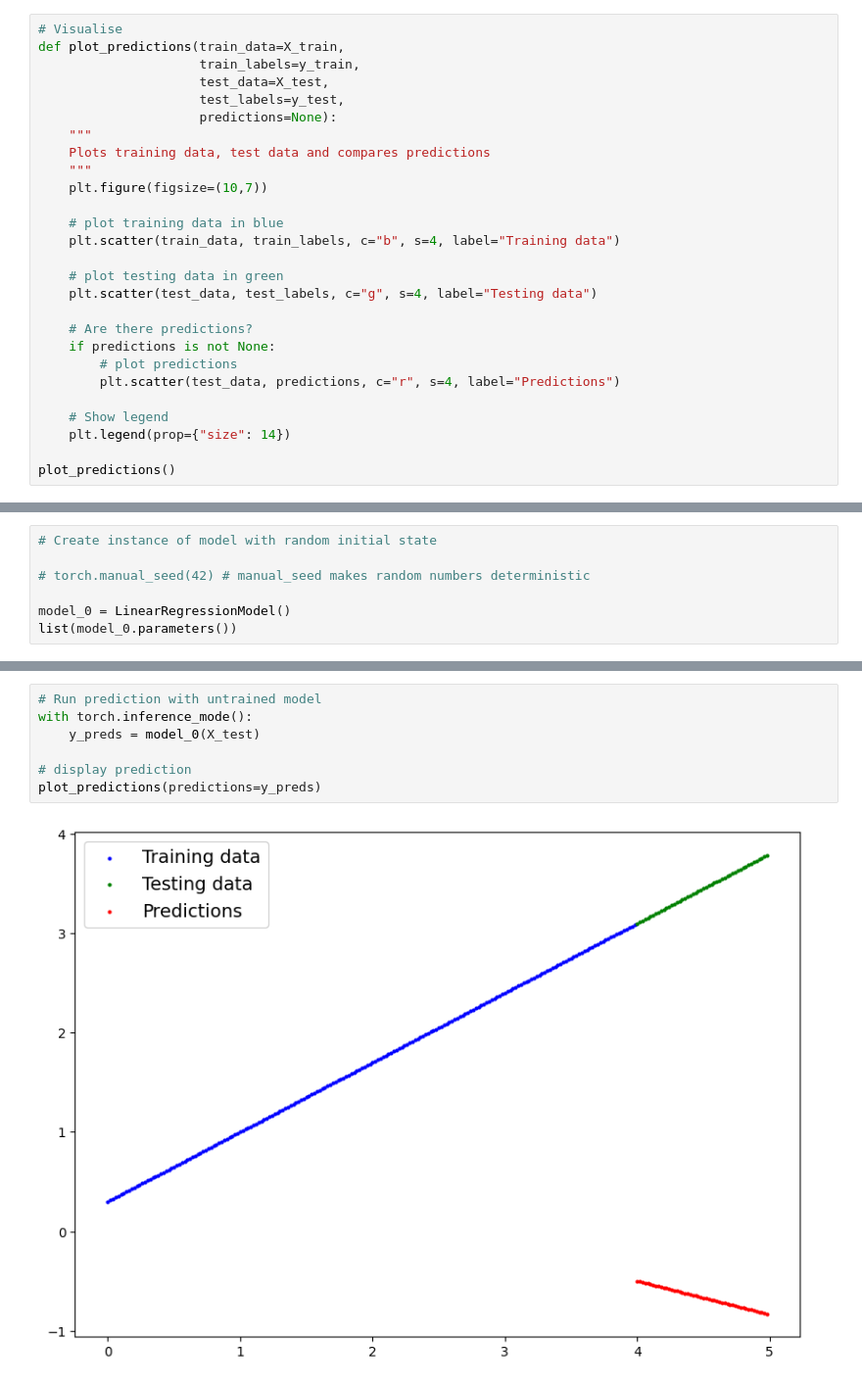
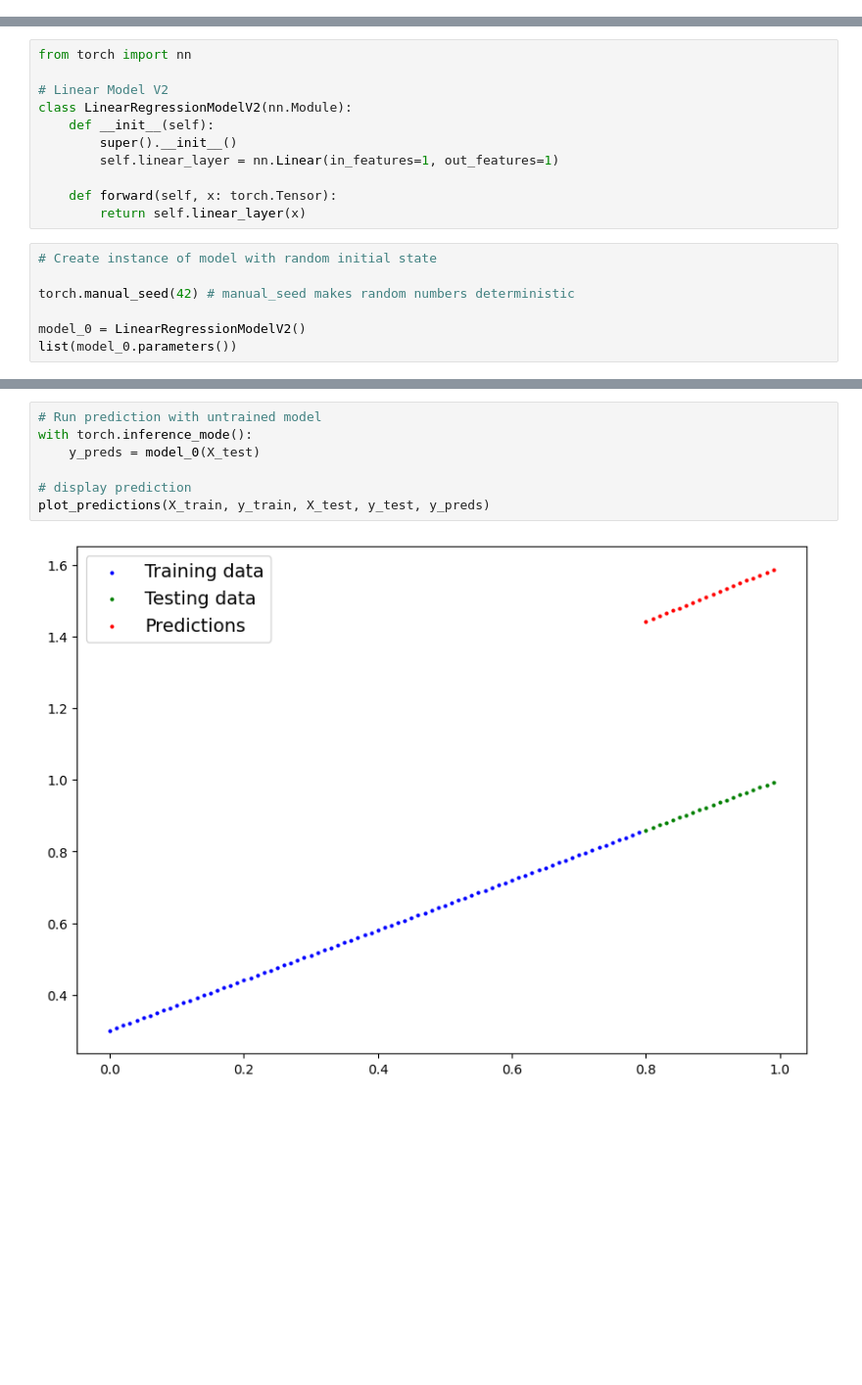
Before and after one commit to bennettandy/PyTorchWork, a Jupyter notebook: SimpleLinearRegression2.ipynb, the cells around one changed output, grey strips where cells are left out. Shown at 98% size. Cells and saved outputs as stored; diff of their text form; blank space fills up the shorter version.

Commit message:
added PlotPredictions.py

```diff
--- a/SimpleLinearRegression2.ipynb
+++ b/SimpleLinearRegression2.ipynb
@@ -37,27 +69,0 @@ len(X_train), len(y_train), len(X_test), len(y_test)
-# %%
-# Visualise
-def plot_predictions(train_data=X_train,
-                     train_labels=y_train,
-                     test_data=X_test,
-                     test_labels=y_test,
-                     predictions=None):
-    """
-    Plots training data, test data and compares predictions
-    """
-    plt.figure(figsize=(10,7))
-
-    # plot training data in blue
-    plt.scatter(train_data, train_labels, c="b", s=4, label="Training data")
-
-    # plot testing data in green
-    plt.scatter(test_data, test_labels, c="g", s=4, label="Testing data")
-
-    # Are there predictions?
-    if predictions is not None:
-        # plot predictions
-        plt.scatter(test_data, predictions, c="r", s=4, label="Predictions")
-
-    # Show legend
-    plt.legend(prop={"size": 14})
-
-plot_predictions()
@@ -86,9 +70,20 @@ class LinearRegressionModel(nn.Module): # <- almost everything in pytorch inheri
+# %%
+from torch import nn
+
+# Linear Model V2
+class LinearRegressionModelV2(nn.Module):
+    def __init__(self):
+        super().__init__()
+        self.linear_layer = nn.Linear(in_features=1, out_features=1)
+
+    def forward(self, x: torch.Tensor):
+        return self.linear_layer(x)
 # %%
 # Create instance of model with random initial state
 
-# torch.manual_seed(42) # manual_seed makes random numbers deterministic
+torch.manual_seed(42) # manual_seed makes random numbers deterministic
 
-model_0 = LinearRegressionModel()
+model_0 = LinearRegressionModelV2()
 list(model_0.parameters())
 # %% [output]
 [Parameter containing:
@@ -98,12 +105,12 @@ list(model_0.parameters())
 # %%
 # Run prediction with untrained model
 with torch.inference_mode():
     y_preds = model_0(X_test)
 
 # display prediction
-plot_predictions(predictions=y_preds)
+plot_predictions(X_train, y_train, X_test, y_test, y_preds)
 # %% [output]
-[figure, old version]
+[figure, new version]
 # %%
 # set up loss function
 loss_fn = nn.L1Loss()
```
Also changed, not shown: parts of 16 cells of this notebook, 2 other files.
